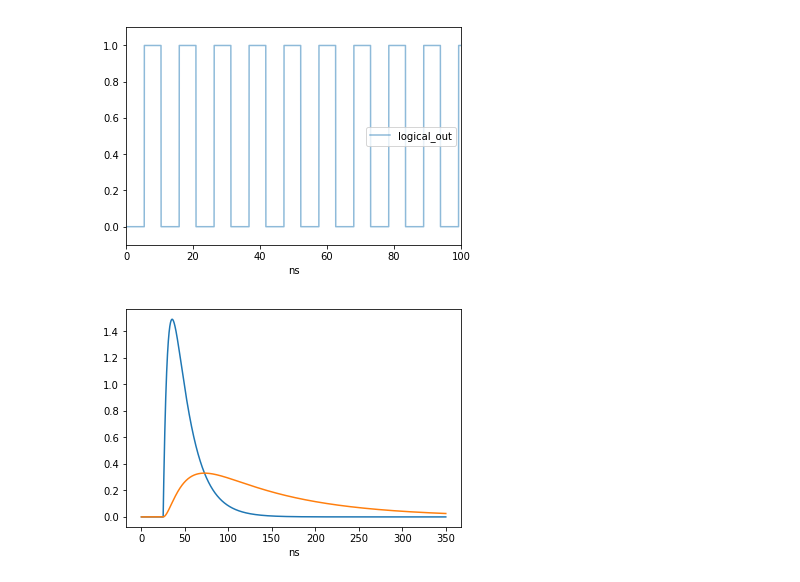
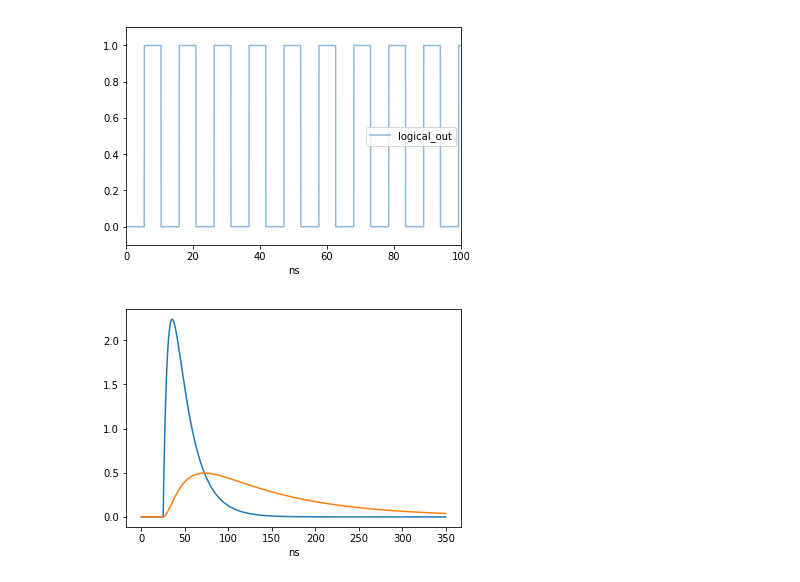
Before and after one commit to acidbourbon/lab_bench, a Jupyter notebook: workdir/jupyter/misc_mw/QFMv2_calculations/QFMv2_model_RC-animation.ipynb, the cells around one changed output. Drawn from its saved outputs; the diff is of its cells as text; code cells hidden in the pictures.

```diff
--- a/workdir/jupyter/misc_mw/QFMv2_calculations/QFMv2_model_RC-animation.ipynb
+++ b/workdir/jupyter/misc_mw/QFMv2_calculations/QFMv2_model_RC-animation.ipynb
@@ -86,28 +86,28 @@ plt.show()
 [figure]
 [figure]
 # %%
-Q = 1000e-12
+Q = 1500e-12
 tau1 = 6e-9
 tau2 = 20e-9
 modulation  = detector_signal_function(t, Q, tau1, tau2, 25e-9)
 
 
 R=1e3
 C=100e-12
 mod_rc = RC_filter(t,modulation,R,C)
 
 plt.plot(t*1e9,modulation)
 plt.plot(t*1e9,mod_rc)
 plt.xlabel("ns")
 plt.show()
 
 
 
 # use filtered modulation
 
 modulation = mod_rc
 # %% [output]
-[figure, old version]
+[figure, new version]
 # %%
 
 
```
Also changed, not shown: parts of 4 cells of this notebook, 1 other file.
